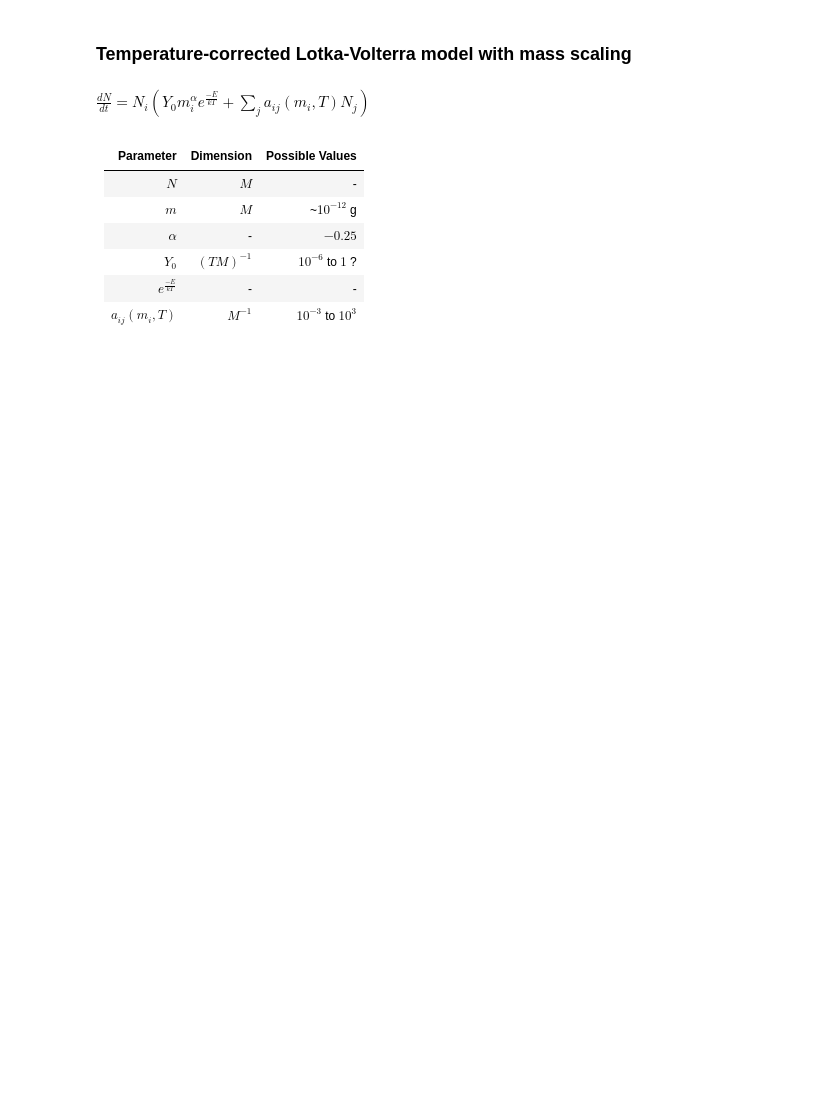
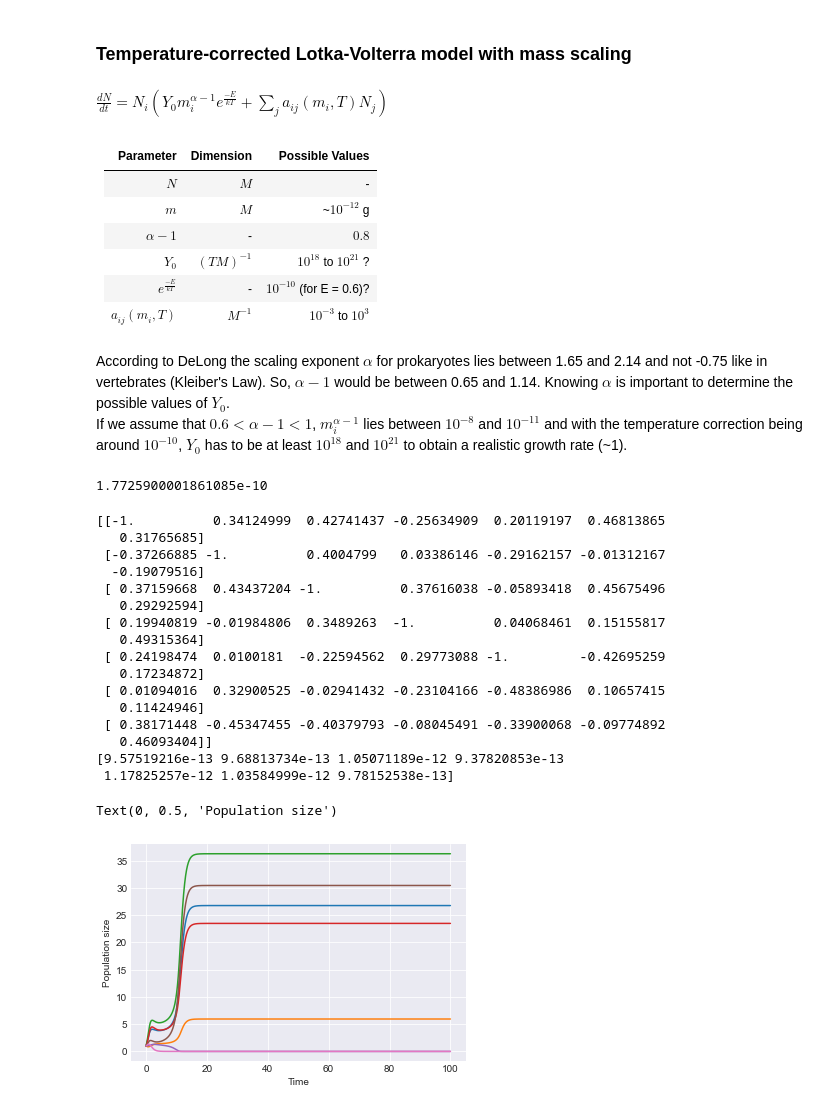
Before and after one commit to celinevetsch/CellSize_Dynamics, a Jupyter notebook: Simulation of Cell Size Distribution.ipynb, the cells around one changed output. Cells and saved outputs as stored; diff of their text form; code cells hidden in the pictures; blank space fills up the shorter version.

```diff
--- a/Simulation of Cell Size Distribution.ipynb
+++ b/Simulation of Cell Size Distribution.ipynb
@@ -79,13 +92,72 @@ p.legend(['Species 1 ($N1$)', 'Species 2 ($N2$)', 'Species 3 ($N3$)', 'Species 4
 # %% [markdown]
 ### Temperature-corrected Lotka-Volterra model with mass scaling
 # %% [markdown]
-$\frac{dN}{dt} = N_{i}(Y_{0}m_{i}^{\alpha}e^{\frac{-E}{kT}} + \sum \limits _{j}a_{ij}(m_{i},T)N_{j})$<br>
+$\frac{dN}{dt} = N_{i}(Y_{0}m_{i}^{\alpha-1}e^{\frac{-E}{kT}} + \sum \limits _{j}a_{ij}(m_{i},T)N_{j})$<br>
 # %% [markdown]
 Parameter|Dimension|Possible Values
 -----|-----|-----
 $N$|$M$|-
 $m$|$M$|~$10^{-12}$ g
-$\alpha$|-|$-0.25$
-$Y_{0}$|$(TM)^{-1}$|$10^{-6}$ to $1$ ?
-$e^{\frac{-E}{kT}}$|-|-
+$\alpha-1$|-|$0.8$
+$Y_{0}$|$(TM)^{-1}$|$10^{18}$ to $10^{21}$ ?
+$e^{\frac{-E}{kT}}$|-|$10^{-10}$ (for E = 0.6)?
 $a_{ij}(m_{i},T)$|$M^{-1}$|$10^{-3}$ to $10^{3}$
+# %% [markdown]
+According to DeLong the scaling exponent $\alpha$ for prokaryotes lies between 1.65 and 2.14 and not -0.75 like in vertebrates (Kleiber's Law). So, $\alpha-1$ would be between 0.65 and 1.14. Knowing $\alpha$ is important to determine the possible values of $Y_{0}$. <br>
+If we assume that $0.6 < \alpha-1 < 1$, $m_{i}^{\alpha-1}$ lies between $10^{-8}$ and $10^{-11}$ and with the temperature correction being around $10^{-10}$, $Y_{0}$ has to be at least $10^{18}$ and $10^{21}$ to obtain a realistic growth rate (~1).
+# %%
+Tcorr = math.exp(-0.6/(8.62*10**(-5)*310)) #Temperature correction
+print(Tcorr)
+# %% [output]
+1.7725900001861085e-10
+# %%
+#parameters
+t_vec = np.arange(0, 100., 0.01)
+Y0 = 1.5*10**18
+alpha = 1.7
+Tcorr = math.exp(-0.6/(8.62*10**(-5)*310))
+Species = 7 #number of species in the system
+m=random.normal(loc=1000, scale = 100, size=(Species))/(1000)*10**(-12) #random gaussian distributed mass of species ranging from 0.6*10^-12g to 1.4*10^-12g
+a = (random.rand(Species,Species)-0.5) #competition matrix
+for i in range(5):
+    a[i][i] = -1 #Diagonals = -1 (Carrying Capacity)
+
+#initial condition
+N10N20 = np.ones(Species)
+
+#model and solution
+def LV(N1N2, t, r_m2, a):
+    dN_dt = np.empty(Species)
+    for i in range(Species):
+        dN_dt[i] = N1N2[i]*Y0*m[i]**(alpha-1)*Tcorr*(1 + sumf(a, N1N2, i))
+    return dN_dt
+
+N1N2_vec = integrate.odeint(LV, N10N20, t_vec, (r_m, a))
+
+print(a)
+print(m)
+#plot
+p.style.use('seaborn-darkgrid')
+p.plot(t_vec, N1N2_vec)
+p.xlabel('Time')
+p.ylabel('Population size')
+#p.legend(['Species 1 ($N1$)', 'Species 2 ($N2$)', 'Species 3 ($N3$)', 'Species 4 ($N$)', 'Species 5 ($N$)'], loc='best')
+# %% [output]
+[[-1.          0.34124999  0.42741437 -0.25634909  0.20119197  0.46813865
+   0.31765685]
+ [-0.37266885 -1.          0.4004799   0.03386146 -0.29162157 -0.01312167
+  -0.19079516]
+ [ 0.37159668  0.43437204 -1.          0.37616038 -0.05893418  0.45675496
+   0.29292594]
+ [ 0.19940819 -0.01984806  0.3489263  -1.          0.04068461  0.15155817
+   0.49315364]
+ [ 0.24198474  0.0100181  -0.22594562  0.29773088 -1.         -0.42695259
+   0.17234872]
+ [ 0.01094016  0.32900525 -0.02941432 -0.23104166 -0.48386986  0.10657415
+   0.11424946]
+ [ 0.38171448 -0.45347455 -0.40379793 -0.08045491 -0.33900068 -0.09774892
+   0.46093404]]
+[9.57519216e-13 9.68813734e-13 1.05071189e-12 9.37820853e-13
+ 1.17825257e-12 1.03584999e-12 9.78152538e-13]
+Text(0, 0.5, 'Population size')
+[figure, added]
```
Also changed, not shown: parts of 3 cells of this notebook.
